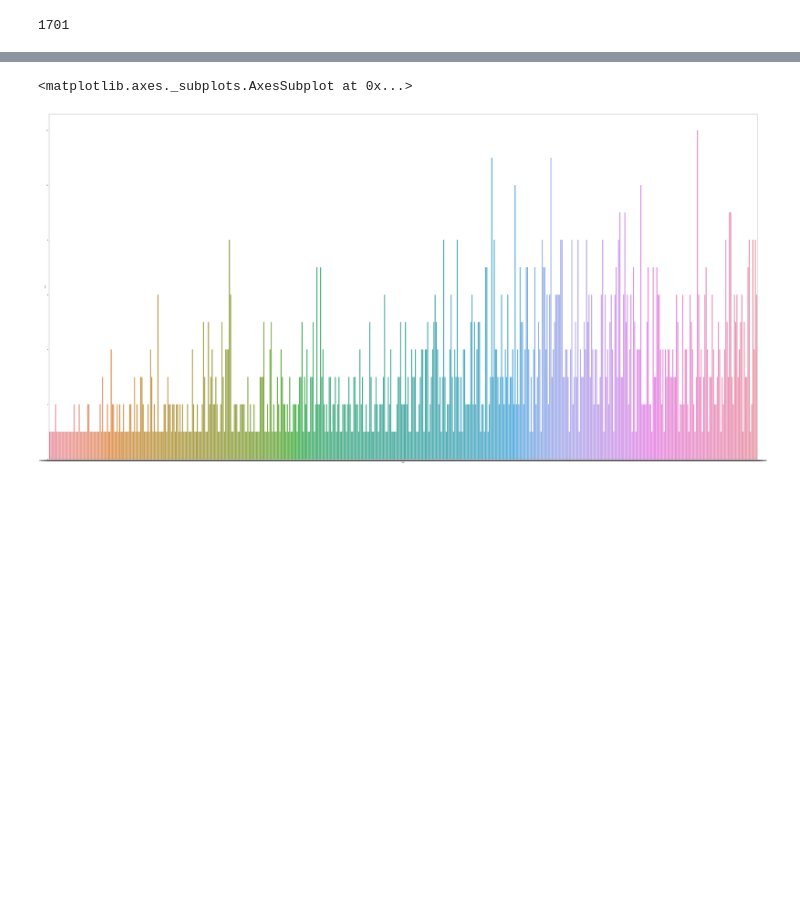
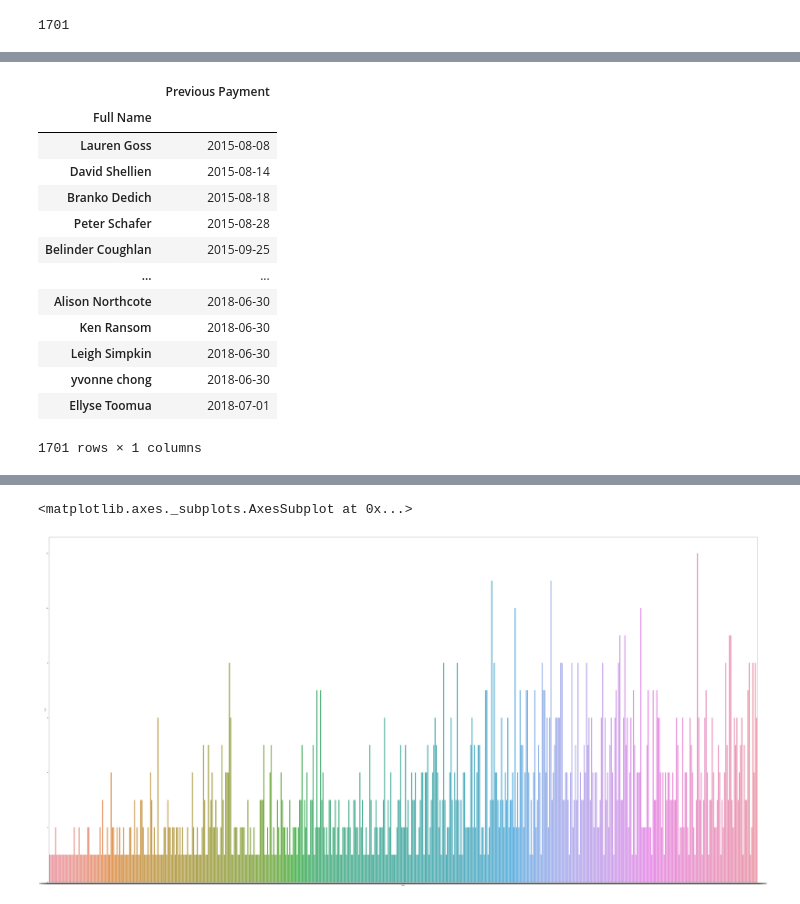
Before and after one commit to shubham29091997/Booking-Data, a Jupyter notebook: Assignment.ipynb, the cells around one changed output, grey strips where cells are left out. Cells and saved outputs as stored; diff of their text form; code cells hidden in the pictures; blank space fills up the shorter version.

```diff
--- a/Assignment.ipynb
+++ b/Assignment.ipynb
@@ -87,0 +65,20 @@ array(['Rebecca Jenkins', 'Lauren Goss', 'David Shellien', ...,
+# %%
+previous_payment = df.groupby('Full Name')['Date'].nth(-1).sort_values()
+previous_payment = pd.DataFrame(previous_payment)
+previous_payment = previous_payment.rename({'Date' : 'Previous Payment'} , axis=1)
+previous_payment
+# %% [output]
+|  | Previous Payment |
+| Full Name |  |
+| Lauren Goss | 2015-08-08 |
+| David Shellien | 2015-08-14 |
+| Branko Dedich | 2015-08-18 |
+| Peter Schafer | 2015-08-28 |
+| Belinder Coughlan | 2015-09-25 |
+| ... | ... |
+| Alison Northcote | 2018-06-30 |
+| Ken Ransom | 2018-06-30 |
+| Leigh Simpkin | 2018-06-30 |
+| yvonne chong | 2018-06-30 |
+| Ellyse Toomua | 2018-07-01 |
+1701 rows × 1 columns
```
Also changed, not shown: parts of 72 cells of this notebook.
